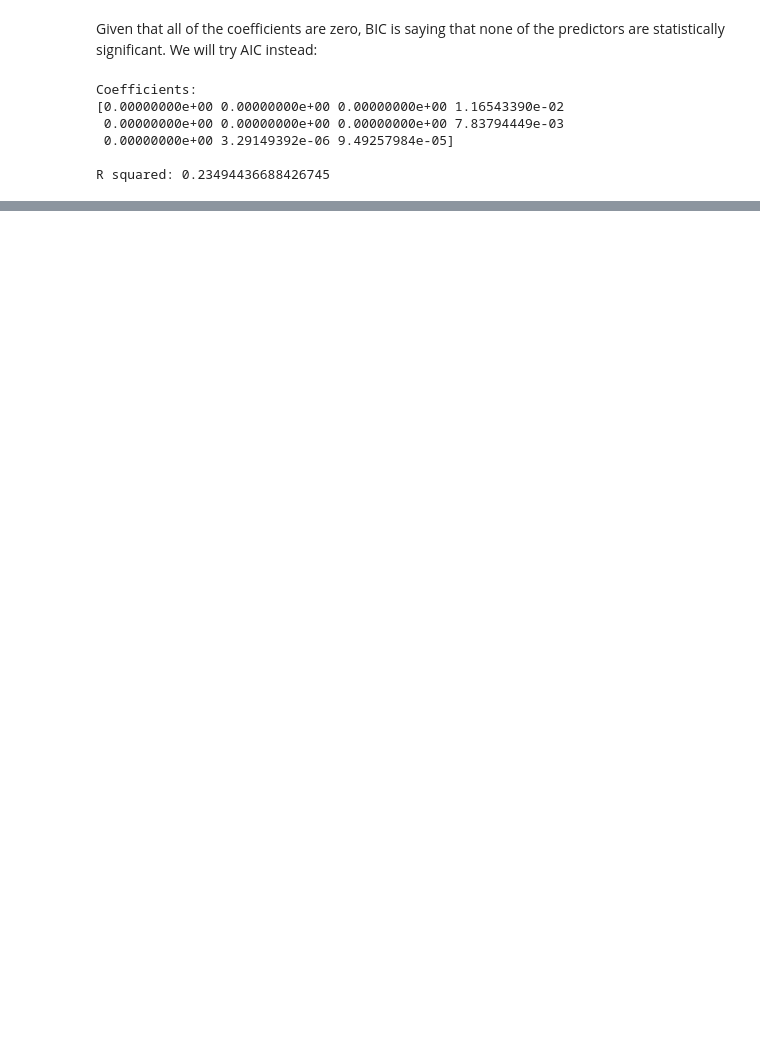
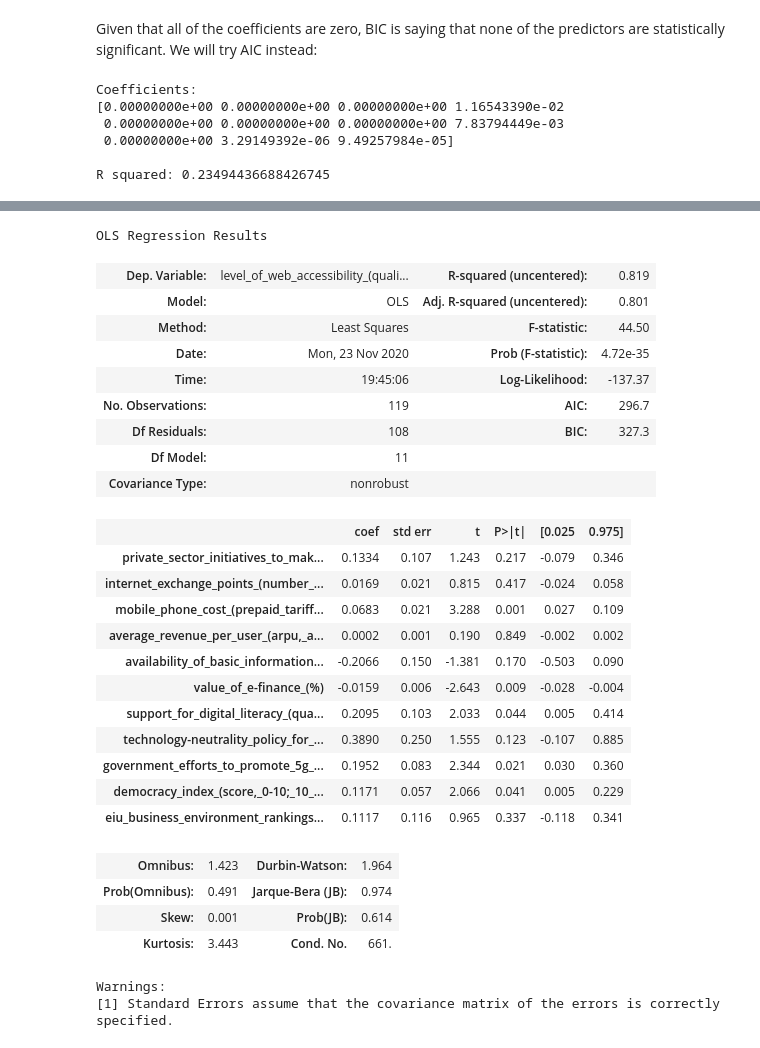
Before and after one commit to tklausner/info2950-project, a Jupyter notebook: INFO2950_Project.ipynb, the cells around one changed output, grey strips where cells are left out. Saved outputs shown, nothing was run; the diff lists cells and outputs as text; code cells hidden in the pictures; blank space fills up the shorter version.

```diff
--- a/INFO2950_Project.ipynb
+++ b/INFO2950_Project.ipynb
@@ -523,0 +638,33 @@ Most of the coefficients of significant predictors are close to zero, and the R
+# %%
+coefficients.remove('bandwidth_capacity_(bit/s_per_internet_user)')
+reg11 = sm.OLS(y, full_internet_data[coefficients]).fit()
+reg11.summary()
+# %% [output]
+OLS Regression Results
+| Dep. Variable: | level_of_web_accessibility_(quali... | R-squared (uncentered): | 0.819 |
+| Model: | OLS | Adj. R-squared (uncentered): | 0.801 |
+| Method: | Least Squares | F-statistic: | 44.50 |
+| Date: | Mon, 23 Nov 2020 | Prob (F-statistic): | 4.72e-35 |
+| Time: | 19:45:06 | Log-Likelihood: | -137.37 |
+| No. Observations: | 119 | AIC: | 296.7 |
+| Df Residuals: | 108 | BIC: | 327.3 |
+| Df Model: | 11 |  |  |
+| Covariance Type: | nonrobust |  |  |
+|  | coef | std err | t | P>|t| | [0.025 | 0.975] |
+| private_sector_initiatives_to_mak... | 0.1334 | 0.107 | 1.243 | 0.217 | -0.079 | 0.346 |
+| internet_exchange_points_(number_... | 0.0169 | 0.021 | 0.815 | 0.417 | -0.024 | 0.058 |
+| mobile_phone_cost_(prepaid_tariff... | 0.0683 | 0.021 | 3.288 | 0.001 | 0.027 | 0.109 |
+| average_revenue_per_user_(arpu,_a... | 0.0002 | 0.001 | 0.190 | 0.849 | -0.002 | 0.002 |
+| availability_of_basic_information... | -0.2066 | 0.150 | -1.381 | 0.170 | -0.503 | 0.090 |
+| value_of_e-finance_(%) | -0.0159 | 0.006 | -2.643 | 0.009 | -0.028 | -0.004 |
+| support_for_digital_literacy_(qua... | 0.2095 | 0.103 | 2.033 | 0.044 | 0.005 | 0.414 |
+| technology-neutrality_policy_for_... | 0.3890 | 0.250 | 1.555 | 0.123 | -0.107 | 0.885 |
+| government_efforts_to_promote_5g_... | 0.1952 | 0.083 | 2.344 | 0.021 | 0.030 | 0.360 |
+| democracy_index_(score,_0-10;_10_... | 0.1171 | 0.057 | 2.066 | 0.041 | 0.005 | 0.229 |
+| eiu_business_environment_rankings... | 0.1117 | 0.116 | 0.965 | 0.337 | -0.118 | 0.341 |
+| Omnibus: | 1.423 | Durbin-Watson: | 1.964 |
+| Prob(Omnibus): | 0.491 | Jarque-Bera (JB): | 0.974 |
+| Skew: | 0.001 | Prob(JB): | 0.614 |
+| Kurtosis: | 3.443 | Cond. No. | 661. |
+Warnings:
+[1] Standard Errors assume that the covariance matrix of the errors is correctly specified.
```
Also changed, not shown: parts of 31 cells of this notebook.
